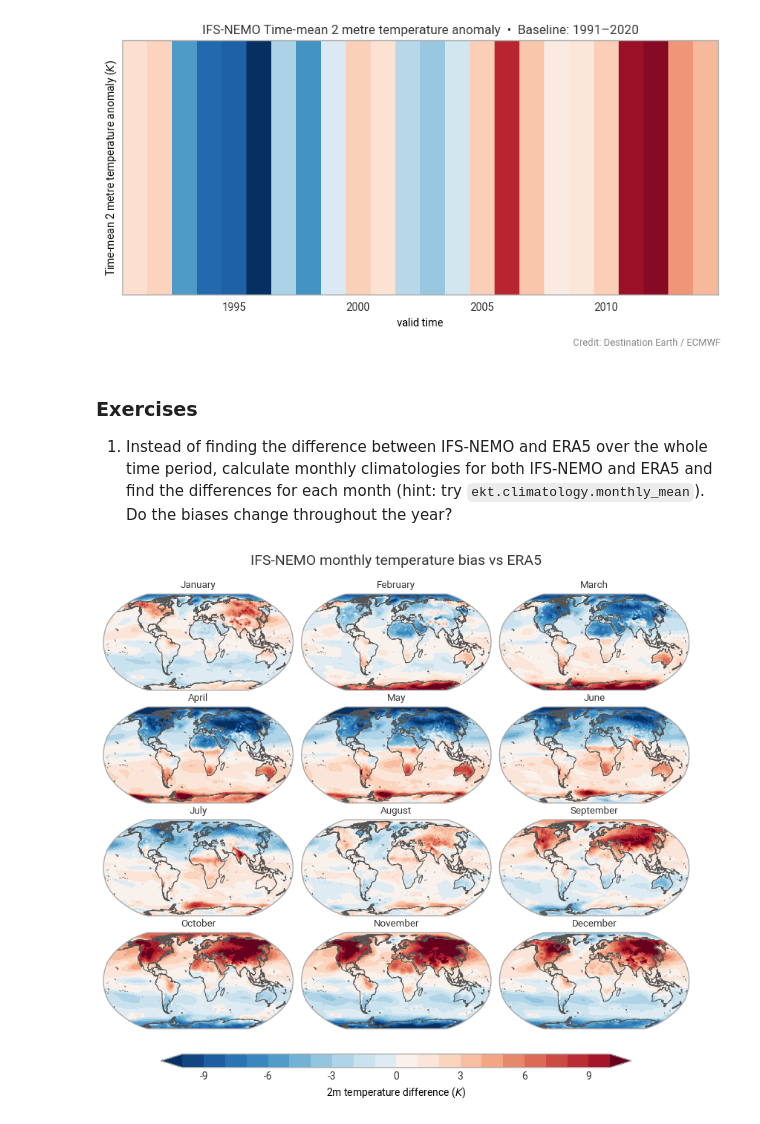
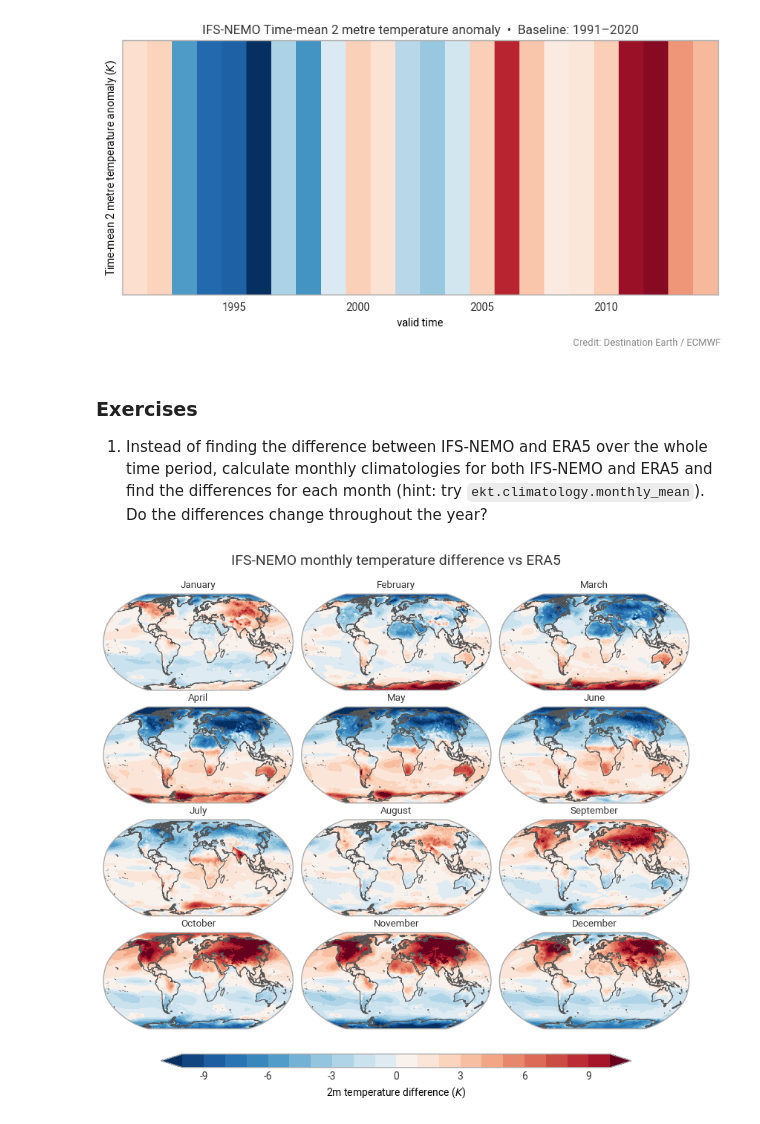
Before and after one commit to destination-earth-digital-twins/polytope-examples, a Jupyter notebook: climate-dt/earthkit-1.0/solutions/02-earthkit-analysis.ipynb, the cells around one changed output. Cells and saved outputs as stored; diff of their text form; code cells hidden in the pictures.

```diff
--- a/climate-dt/earthkit-1.0/solutions/02-earthkit-analysis.ipynb
+++ b/climate-dt/earthkit-1.0/solutions/02-earthkit-analysis.ipynb
@@ -364,27 +361,27 @@ chart.show()
 # %% [markdown]
 ### Exercises
 
-1. Instead of finding the difference between IFS-NEMO and ERA5 over the whole time period, calculate monthly climatologies for both IFS-NEMO and ERA5 and find the differences for each month (hint: try `ekt.climatology.monthly_mean`). Do the biases change throughout the year?
+1. Instead of finding the difference between IFS-NEMO and ERA5 over the whole time period, calculate monthly climatologies for both IFS-NEMO and ERA5 and find the differences for each month (hint: try `ekt.climatology.monthly_mean`). Do the differences change throughout the year?
 # %%
 ifs_nemo_monthly_mean = ekt.climatology.monthly_mean(
     ifs_nemo_regridded.to_xarray(time_dims="valid_time")
 ).rename_vars({"avg_2t": "2t"})
 
 era5_monthly_mean = ekt.climatology.monthly_mean(era5)
 
 monthly_diff = ifs_nemo_monthly_mean - era5_monthly_mean
 
 fig = ekp.Figure(crs="Robinson", rows=4, columns=3)
 
 for month in range(1, 13):
     fig.add_map().plot(monthly_diff.sel(month=month), levels=range(-10, 11), colors="RdBu_r")
 
 fig.subplot_titles("{month}")
-fig.title("IFS-NEMO monthly temperature bias vs ERA5", y=1.05)
+fig.title("IFS-NEMO monthly temperature difference vs ERA5", y=1.05)
 fig.legend(label="2m temperature difference ({units})")
 fig.coastlines()
 # %% [output]
-[figure, old version]
+[figure, new version]
 # %% [markdown]
 ---
 ## Summary
```
Also changed, not shown: parts of 6 cells of this notebook, 1 other file.
